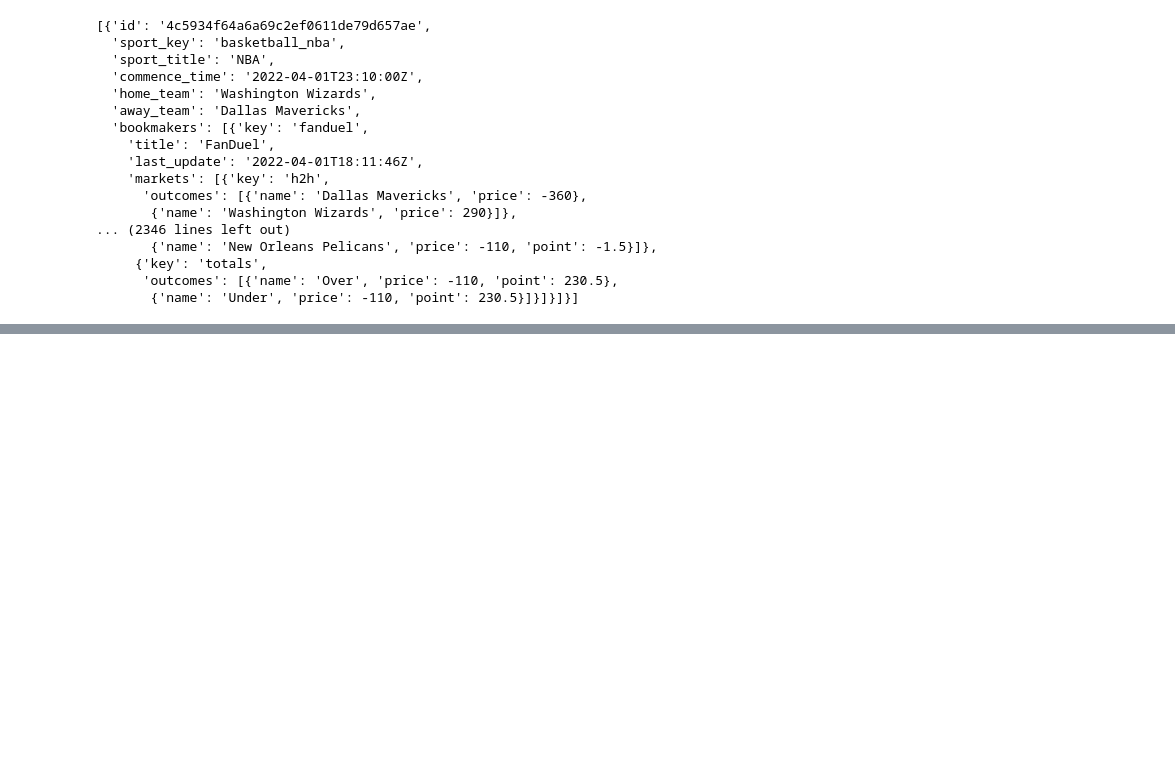
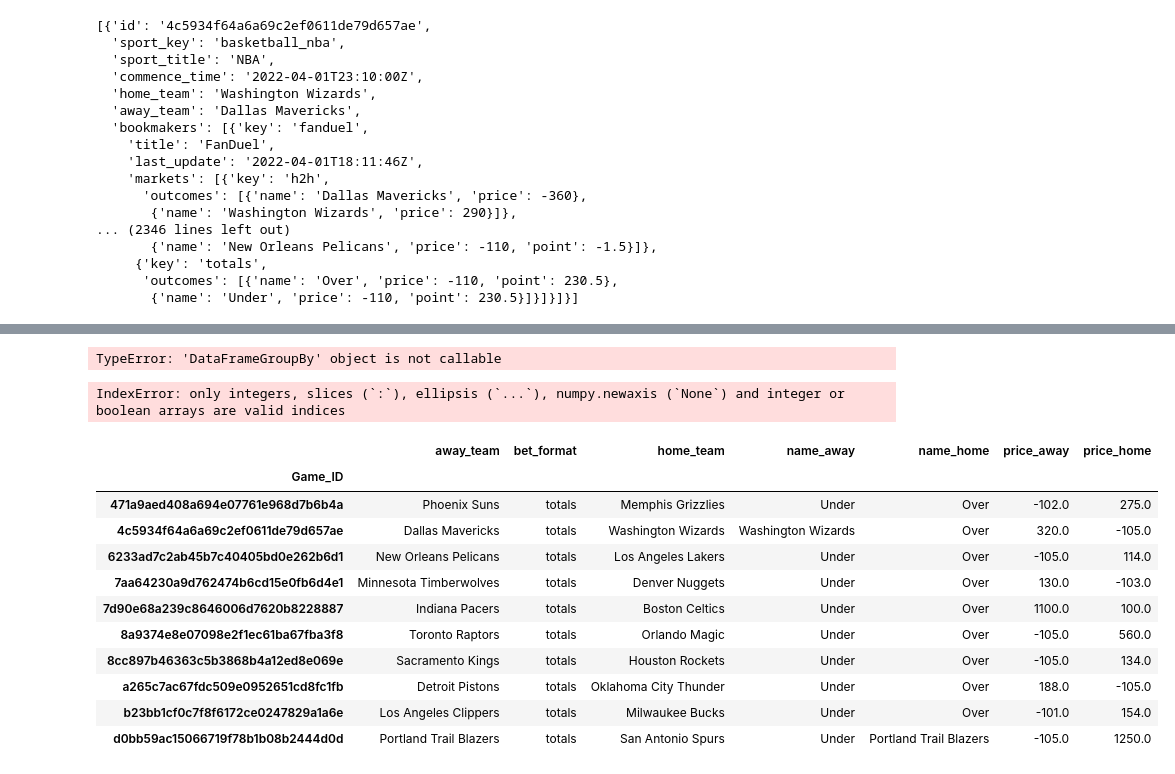
Before and after one commit to ethangu8/DS3000-Finding-The-Best-Bet-Final, a Jupyter notebook: Sports_bets.ipynb, the cells around one changed output, grey strips where cells are left out. Cells and saved outputs as stored; diff of their text form; code cells hidden in the pictures; blank space fills up the shorter version.

```diff
--- a/Sports_bets.ipynb
+++ b/Sports_bets.ipynb
@@ -201,0 +181,8 @@ game_2
+# %%
+df_bets_ = df_bets.set_index('Game_ID','site_title')
+
+h2h = df_bets_['bet_format'] == 'h2h'
+df_bets_h2h = df_bets_.loc[h2h, :]
+
+max_game = df_bets_h2h.groupby(level=0).min('price_away')
+max_game
@@ -201,0 +202,43 @@ game_2
+# %%
+df_bets_ = df_bets.set_index(['Game_ID', 'site_title'])
+
+h2h = df_bets_['bet_format'] == 'h2h'
+df_bets_h2h = df_bets_.loc[h2h, :]
+
+
+game__ = df_bets_.groupby('Game_ID')('price_away','site_title').max()
+bet_count = game__.reset_index()
+from collections import Counter
+#print(Counter(bet_count['']))
+bet_count
+# %% [output]
+TypeError: 'DataFrameGroupBy' object is not callable
+# %%
+df_bets_h2h.head(10)
+
+for index_0 in df_bets_h2h.index.levels[0]:
+    game_ = df_bets_h2h.loc[df_bets_h2h.index[index_0]]
+    h2h = df_bets['bet_format'] == 'h2h'
+    df_bets_h2h = df_bets.loc[h2h, :]
+# %% [output]
+IndexError: only integers, slices (`:`), ellipsis (`...`), numpy.newaxis (`None`) and integer or boolean arrays are valid indices
+# %%
+df_bets_ = df_bets.set_index(['Game_ID', 'site_title'])
+
+max_game = df_bets_.groupby(level=0).apply(max)
+
+game__ = df_bets_.groupby('site_title')['price_away'].max()
+max_game
+# %% [output]
+|  | away_team | bet_format | home_team | name_away | name_home | price_away | price_home |
+| Game_ID |  |  |  |  |  |  |  |
+| 471a9aed408a694e07761e968d7b6b4a | Phoenix Suns | totals | Memphis Grizzlies | Under | Over | -102.0 | 275.0 |
+| 4c5934f64a6a69c2ef0611de79d657ae | Dallas Mavericks | totals | Washington Wizards | Washington Wizards | Over | 320.0 | -105.0 |
+| 6233ad7c2ab45b7c40405bd0e262b6d1 | New Orleans Pelicans | totals | Los Angeles Lakers | Under | Over | -105.0 | 114.0 |
+| 7aa64230a9d762474b6cd15e0fb6d4e1 | Minnesota Timberwolves | totals | Denver Nuggets | Under | Over | 130.0 | -103.0 |
+| 7d90e68a239c8646006d7620b8228887 | Indiana Pacers | totals | Boston Celtics | Under | Over | 1100.0 | 100.0 |
+| 8a9374e8e07098e2f1ec61ba67fba3f8 | Toronto Raptors | totals | Orlando Magic | Under | Over | -105.0 | 560.0 |
+| 8cc897b46363c5b3868b4a12ed8e069e | Sacramento Kings | totals | Houston Rockets | Under | Over | -105.0 | 134.0 |
+| a265c7ac67fdc509e0952651cd8fc1fb | Detroit Pistons | totals | Oklahoma City Thunder | Under | Over | 188.0 | -105.0 |
+| b23bb1cf0c7f8f6172ce0247829a1a6e | Los Angeles Clippers | totals | Milwaukee Bucks | Under | Over | -101.0 | 154.0 |
+| d0bb59ac15066719f78b1b08b2444d0d | Portland Trail Blazers | totals | San Antonio Spurs | Under | Portland Trail Blazers | -105.0 | 1250.0 |
```
Also changed, not shown: parts of 8 cells of this notebook.
